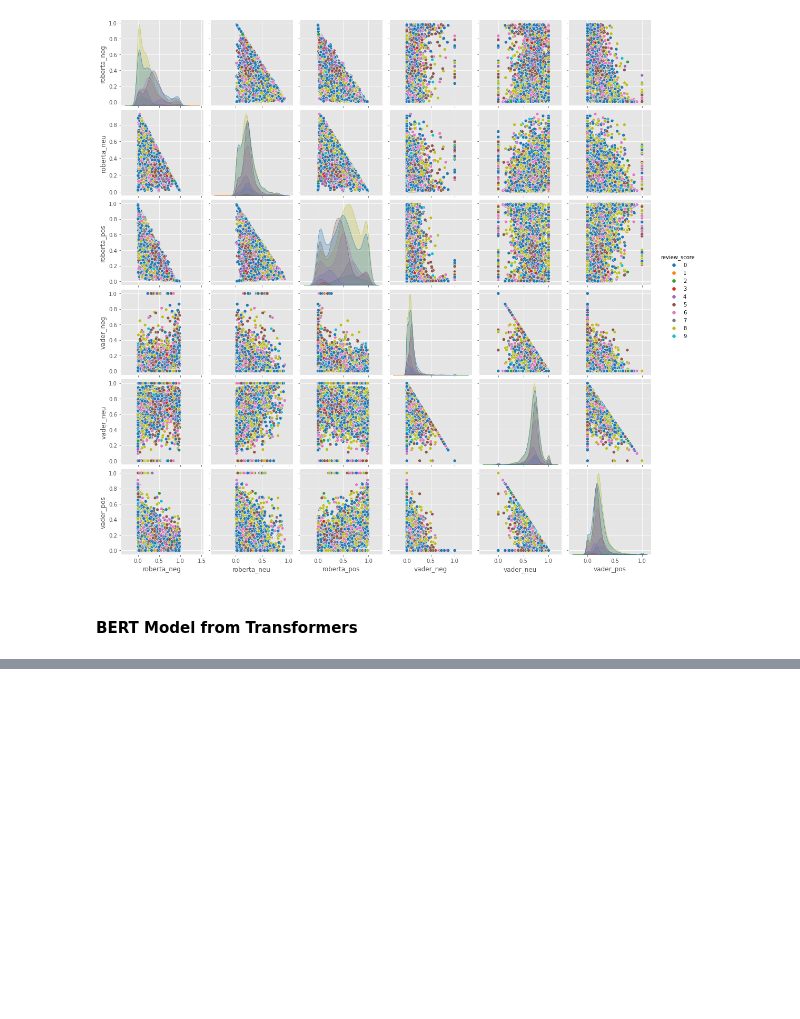
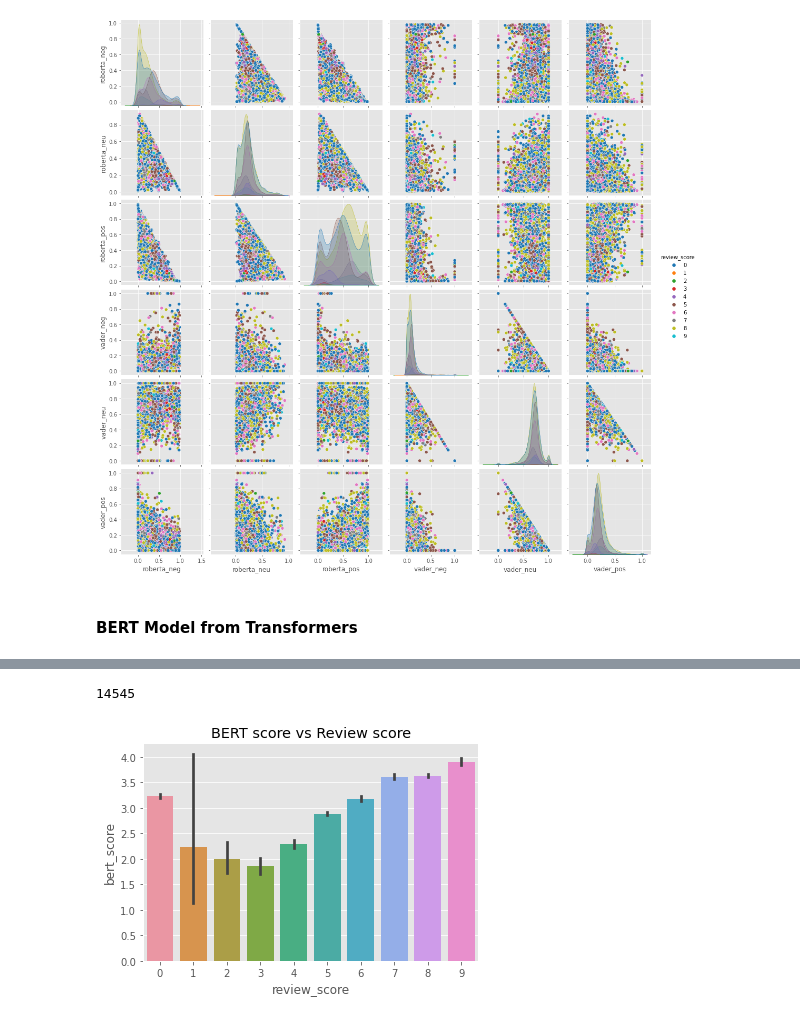
Before and after one commit to EdwinVIII/dataknights_project, a Jupyter notebook: Sentiment Analysis.ipynb, the cells around one changed output, grey strips where cells are left out. Cells and saved outputs as stored; diff of their text form; code cells hidden in the pictures; blank space fills up the shorter version.

Commit message:
Added Bert implementation and score comparison

```diff
--- a/Sentiment Analysis.ipynb
+++ b/Sentiment Analysis.ipynb
@@ -375,7 +375,7 @@ df_Polarity = pd.DataFrame(columns = ['appid', 'vader_neg', 'vader_neu', 'vader_
 
 #Loop through stats
 for i, row in tqdm(df_stat.iterrows(), total=len(df_stat)):
-    df = df_vad_polarity[df_vad_polarity['reviewid'].str.contains(str(row['appid']))]
+    df = df_vad_polarity[df_vad_polarity['reviewid'].str.contains(str(row['appid']) + '_')]
     df_len = len(df)
     if(df_len >0):
         df = df.sum(axis = 0)
@@ -578,5 +571,6 @@ if counter >0 :
 # %%
-df_bert_polarity = pd.DataFrame(dict_bert).T
-df_bert_polarity = df_bert_polarity.reset_index().rename(columns={'index': 'reviewid'})
+df_bert_polarity = pd.DataFrame(columns=['reviewid', 'bert_score'])
+df_bert_polarity['reviewid'] = list(dict_bert.keys())
+df_bert_polarity['bert_score'] = list(dict_bert.values())
 df_GameReviews = df_GameReviews.merge(df_bert_polarity, how='left', on = 'reviewid')
 df_bert_polarity.head()
@@ -586,7 +597,7 @@ df_Polarity = pd.DataFrame(columns = ['appid', 'bert_score'])
 
 #Loop through stats
 for i, row in tqdm(df_stat.iterrows(), total=len(df_stat)):
-    df = dict_bert[dict_bert['reviewid'].str.contains(str(row['appid']))]
+    df = df_bert_polarity[df_bert_polarity['reviewid'].str.contains(str(row['appid']))]
     df_len = len(df)
     if(df_len >0):
         df = df.sum(axis = 0)
@@ -596,4 +607,12 @@ for i, row in tqdm(df_stat.iterrows(), total=len(df_stat)):
 # %%
 #Merge the data frame into a single frame and validate
 df_GameStats = df_Polarity.merge(df_GameStats, how='left', on = 'appid')
-df_GameStats.head()
+len(df_GameStats)
+# %% [output]
+14545
+# %%
+ax = sns.barplot(data = df_GameStats , x = 'review_score', y = 'bert_score')
+ax.set_title('BERT score vs Review score')
+plt.show()
+# %% [output]
+[figure, added]
```
Also changed, not shown: parts of 5 cells of this notebook.
